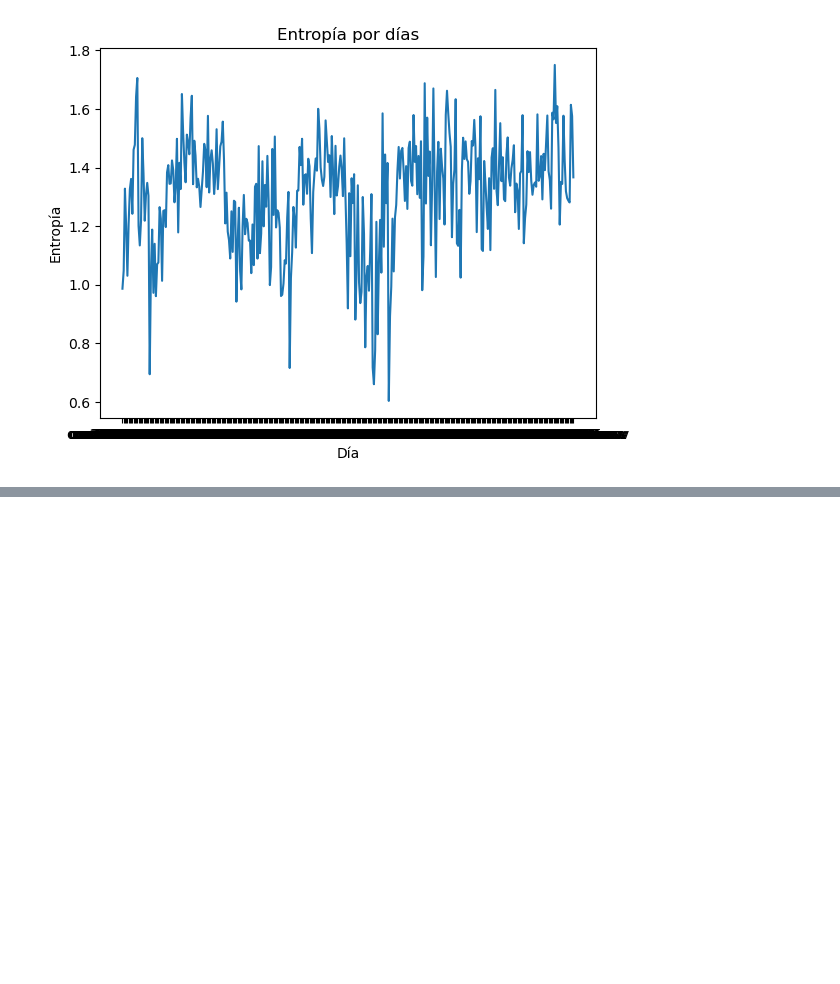
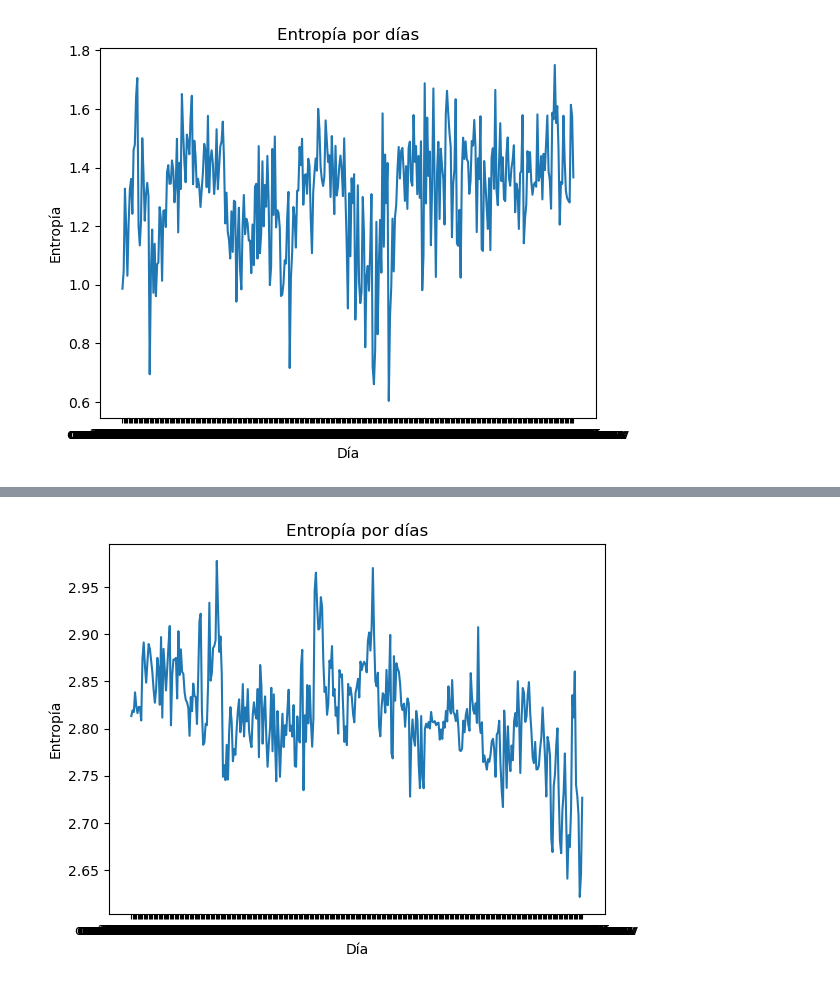
Before and after one commit to joavilalv/TFG_Joan_Villalonga_Alvaro, a Jupyter notebook: TFG_Joan_Villalonga_Alvaro.ipynb, the cells around one changed output, grey strips where cells are left out. Drawn from its saved outputs; the diff is of its cells as text; code cells hidden in the pictures; blank space fills up the shorter version.

```diff
--- a/TFG_Joan_Villalonga_Alvaro.ipynb
+++ b/TFG_Joan_Villalonga_Alvaro.ipynb
@@ -432,0 +509,12 @@ La matriz con mayor entropía mediante Lower Star cambiando el signo de la matri
+# %%
+carpeta = 'Datos/dailyOccmatrices'
+mat2017 = [mat for mat in os.listdir(carpeta) if "occ2017" in mat]
+dicc_entropia_rips_normalizado = {}
+
+for nombre_archivo in mat2017:
+    if nombre_archivo.endswith('.csv'):
+        ##Leemos el archivo y creamos la matriz##
+        matrix = lee_archivo_dev_matriz(nombre_archivo)
+        #print(nombre_archivo)
+        matrix2 = normalizar(matrix)
+        dicc_entropia_rips_normalizado[nombre_archivo] = calcula_rips(matrix2)
@@ -432,0 +539,14 @@ La matriz con mayor entropía mediante Lower Star cambiando el signo de la matri
+# %%
+##Dibujamos el gráfico con los datos del diccionario##
+claves_rips_norm = list(dicc_entropia_rips_normalizado.keys())
+valores_rips_norm = [x[0] for x in list(dicc_entropia_rips_normalizado.values())]
+
+fig, ax = plt.subplots()
+ax.plot(claves_rips_norm, valores_rips_norm)
+
+ax.set_title('Entropía por días')
+ax.set_xlabel('Día')
+ax.set_ylabel('Entropía')
+plt.show()
+# %% [output]
+[figure, added]
```
Also changed, not shown: parts of 20 cells of this notebook.
